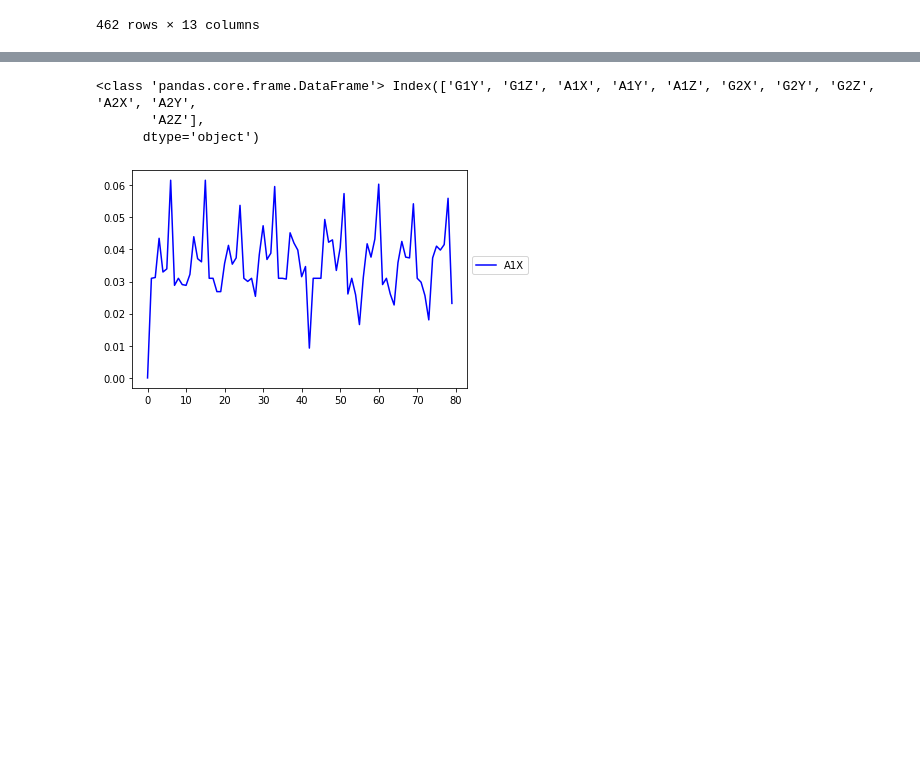
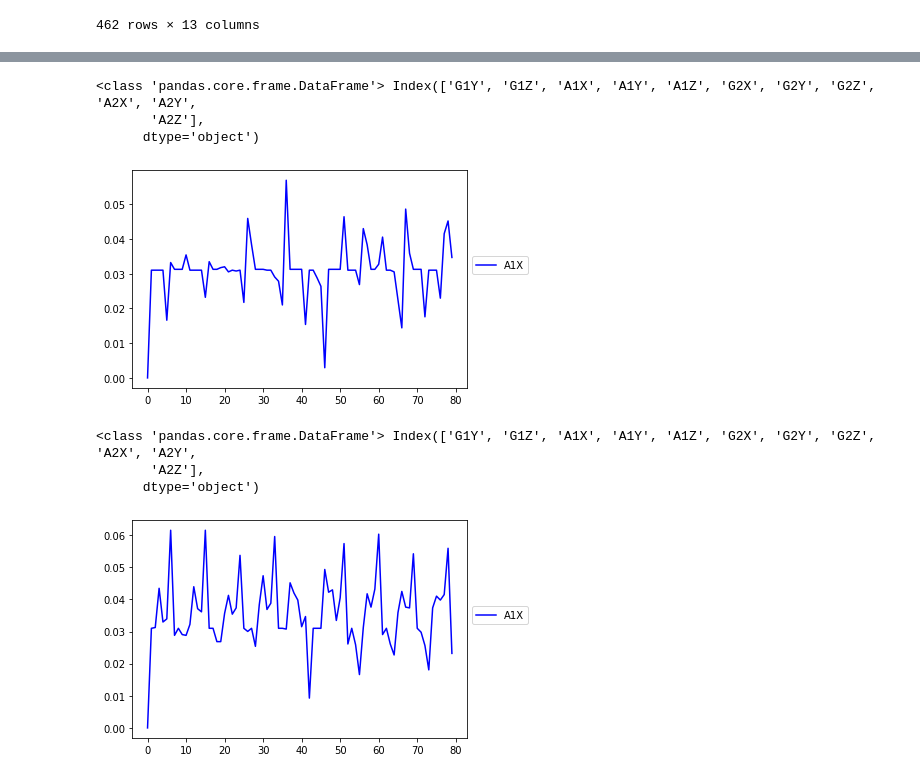
Before and after one commit to CS3237Group14/petcise, a Jupyter notebook: scripts/data_post_processing_script.ipynb, the cells around one changed output, grey strips where cells are left out. Saved outputs shown, nothing was run; the diff lists cells and outputs as text; code cells hidden in the pictures; blank space fills up the shorter version.

```diff
--- a/scripts/data_post_processing_script.ipynb
+++ b/scripts/data_post_processing_script.ipynb
@@ -71,3 +78,10 @@ def plot_activity(df):
+# %%
+plot_activity(jen_jumping)
+# %% [output]
+<class 'pandas.core.frame.DataFrame'> Index(['G1Y', 'G1Z', 'A1X', 'A1Y', 'A1Z', 'G2X', 'G2Y', 'G2Z', 'A2X', 'A2Y',
+       'A2Z'],
+      dtype='object')
+[figure, added]
 # %%
 plot_activity(jen_jumping)
 # %% [output]
```
Also changed, not shown: parts of 4 cells of this notebook.
